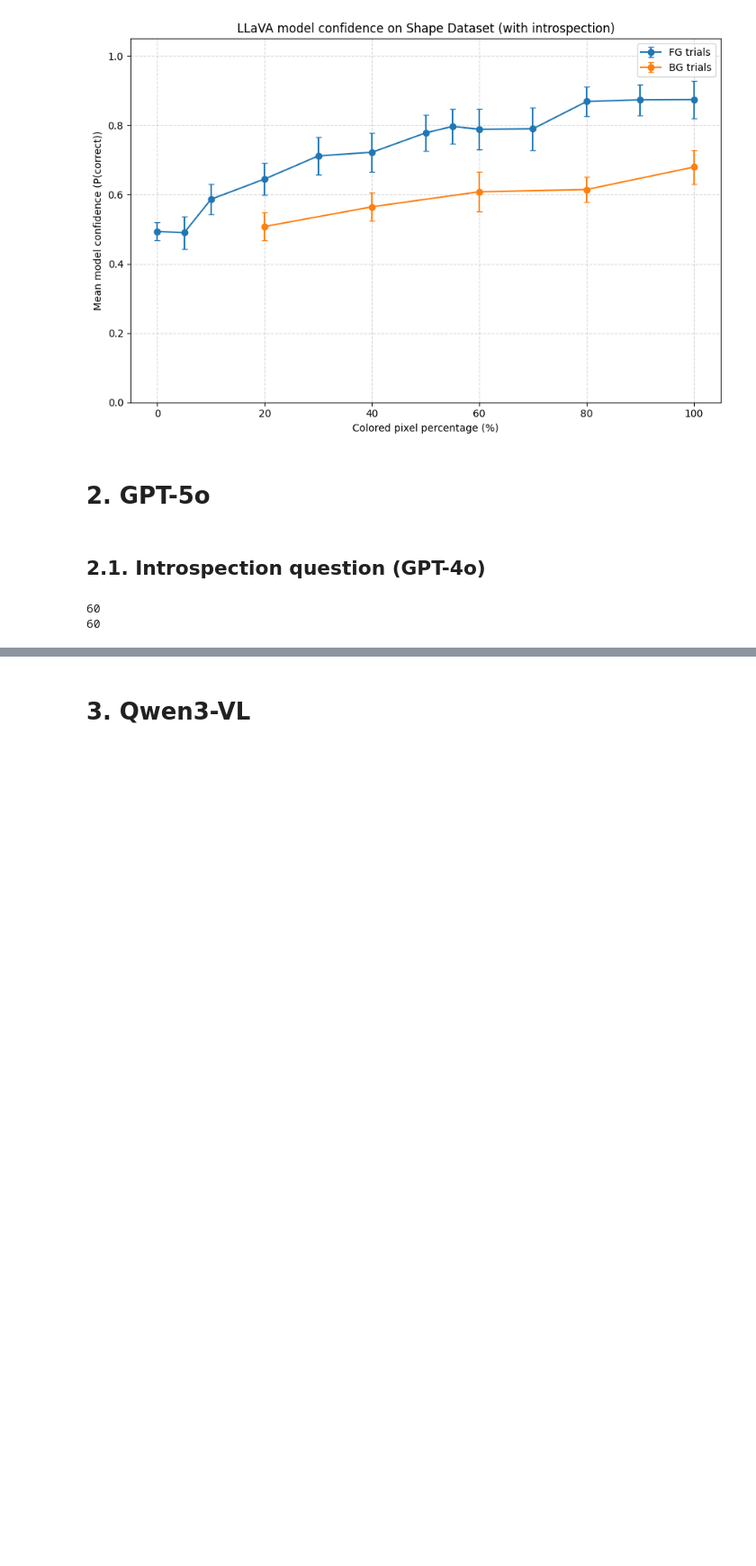
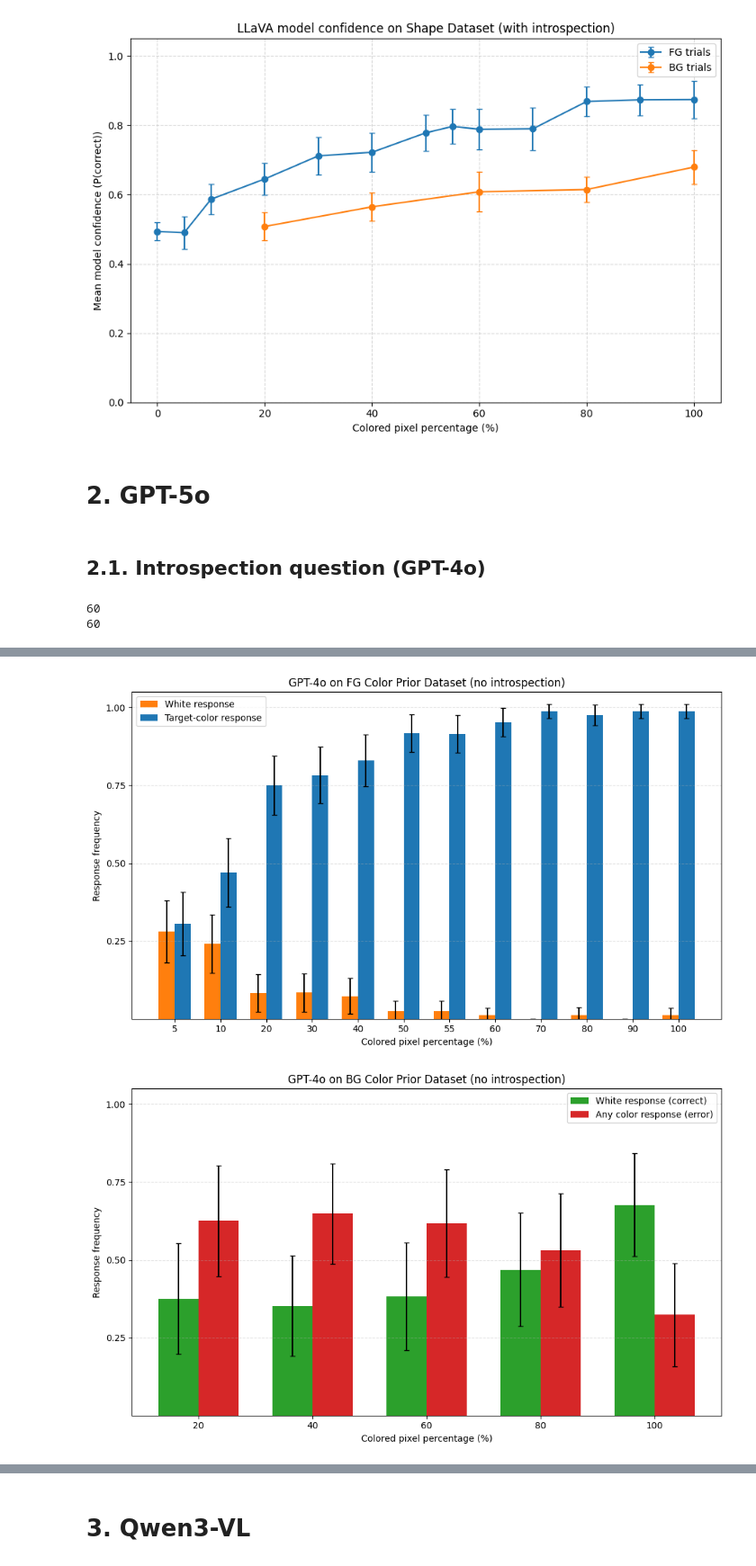
Before and after one commit to jonnemi/color-concept-entanglement, a Jupyter notebook: model_evaluation/VLM_evaluations.ipynb, the cells around one changed output, grey strips where cells are left out. Shown at 90% size. Drawn from its saved outputs; the diff is of its cells as text; code cells hidden in the pictures; blank space fills up the shorter version.

```diff
--- a/model_evaluation/VLM_evaluations.ipynb
+++ b/model_evaluation/VLM_evaluations.ipynb
@@ -694,0 +702,11 @@ plot_vlm_prolific(gpt_prior_pred_df, ci=True)
+# %%
+plot_fg_response_frequencies_bar(gpt_prior_pred_df, title="GPT-4o on FG Color Prior Dataset (no introspection)", response_col="predicted_color")
+plot_bg_response_frequencies_bar(gpt_prior_pred_df, title="GPT-4o on BG Color Prior Dataset (no introspection)", response_col="predicted_color")
+
+plot_model_logprobs(
+    gpt_prior_pred_df,
+    title="GPT-4o logprobs on Color Prior Dataset (no introspection)"
+)
+# %% [output]
+[figure, added]
+[figure, added]
```
Also changed, not shown: parts of 47 cells of this notebook, 4 other files.
